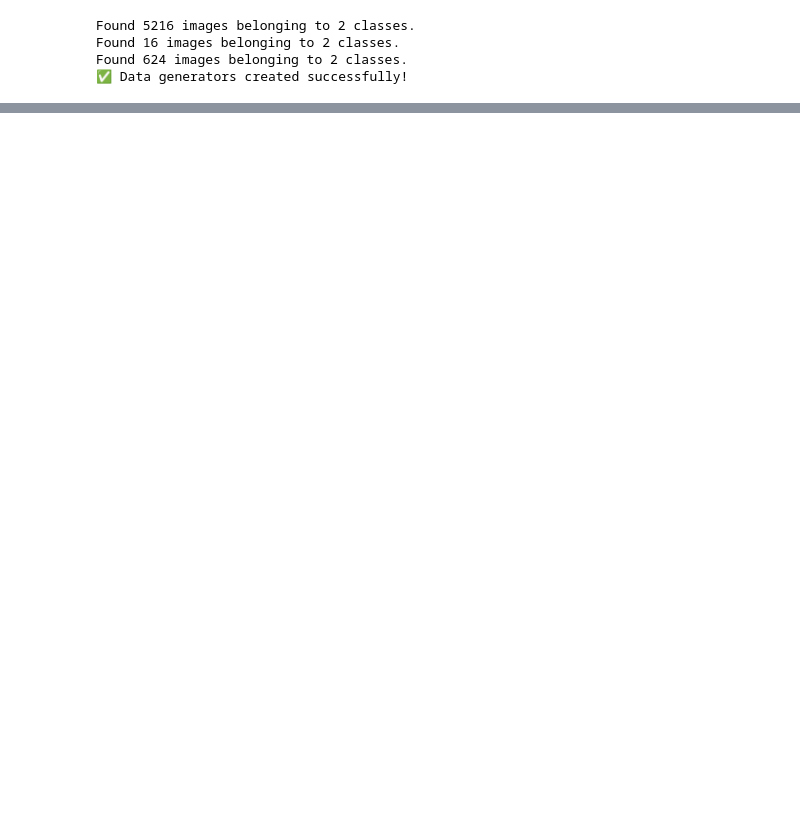
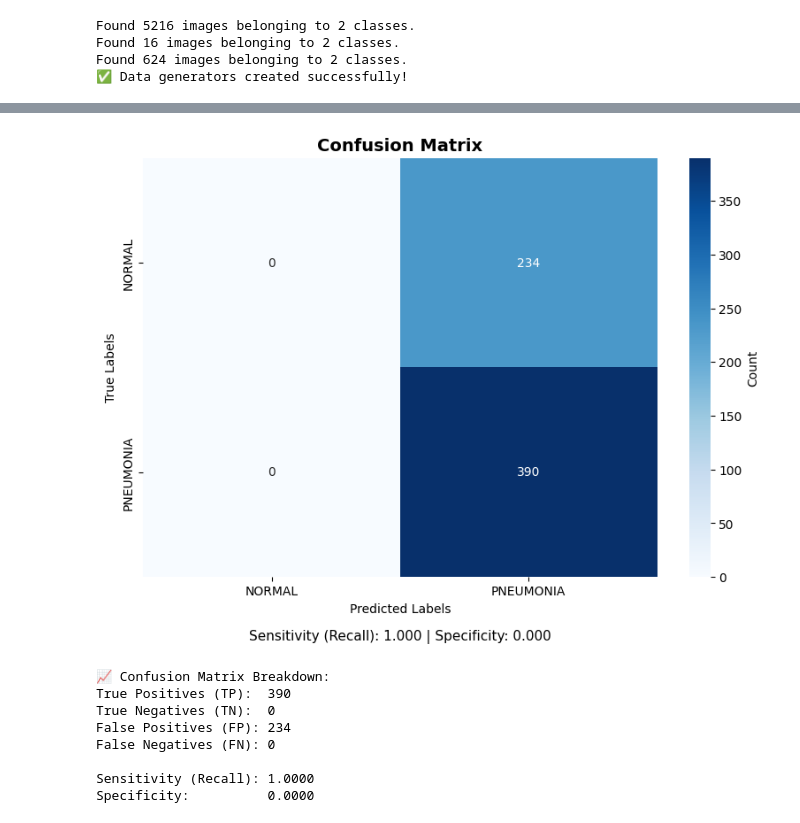
Before and after one commit to MovinduSenura/Chest-Xray-Pneumonia-Detection, a Jupyter notebook: notebooks/CustomCNN.ipynb, the cells around one changed output, grey strips where cells are left out. Drawn from its saved outputs; the diff is of its cells as text; code cells hidden in the pictures; blank space fills up the shorter version.

```diff
--- a/notebooks/CustomCNN.ipynb
+++ b/notebooks/CustomCNN.ipynb
@@ -125,0 +283,7 @@ print(f"✅ Test Loss: {test_loss:.3f}")
+# %%
+# PREDICT ON TEST DATA
+
+y_pred = model.predict(test_gen)
+y_pred_classes = np.where(y_pred > 0.5, 1, 0).flatten()
+y_true = test_gen.classes
+class_labels = list(test_gen.class_indices.keys())
@@ -125,0 +292,42 @@ print(f"✅ Test Loss: {test_loss:.3f}")
+# %%
+# CONFUSION MATRIX
+
+cm = confusion_matrix(y_true, y_pred_classes)
+
+plt.figure(figsize=(8, 6))
+sns.heatmap(cm, annot=True, fmt='d', cmap='Blues',
+            xticklabels=class_labels,
+            yticklabels=class_labels,
+            cbar_kws={'label': 'Count'})
+plt.title('Confusion Matrix', fontsize=14, fontweight='bold')
+plt.xlabel('Predicted Labels')
+plt.ylabel('True Labels')
+
+# Add sensitivity and specificity
+tn, fp, fn, tp = cm.ravel()
+sensitivity = tp / (tp + fn)
+specificity = tn / (tn + fp)
+plt.text(0.5, -0.15, f'Sensitivity (Recall): {sensitivity:.3f} | Specificity: {specificity:.3f}',
+         ha='center', transform=plt.gca().transAxes, fontsize=11)
+
+plt.tight_layout()
+plt.savefig('/content/drive/MyDrive/DL_Assignment/confusion_matrix.png', dpi=300, bbox_inches='tight')
+plt.show()
+
+print(f"\n📈 Confusion Matrix Breakdown:")
+print(f"True Positives (TP):  {tp}")
+print(f"True Negatives (TN):  {tn}")
+print(f"False Positives (FP): {fp}")
+print(f"False Negatives (FN): {fn}")
+print(f"\nSensitivity (Recall): {sensitivity:.4f}")
+print(f"Specificity:          {specificity:.4f}")
+# %% [output]
+[figure, added]
+📈 Confusion Matrix Breakdown:
+True Positives (TP):  390
+True Negatives (TN):  0
+False Positives (FP): 234
+False Negatives (FN): 0
+
+Sensitivity (Recall): 1.0000
+Specificity:          0.0000
```
Also changed, not shown: parts of 16 cells of this notebook.
